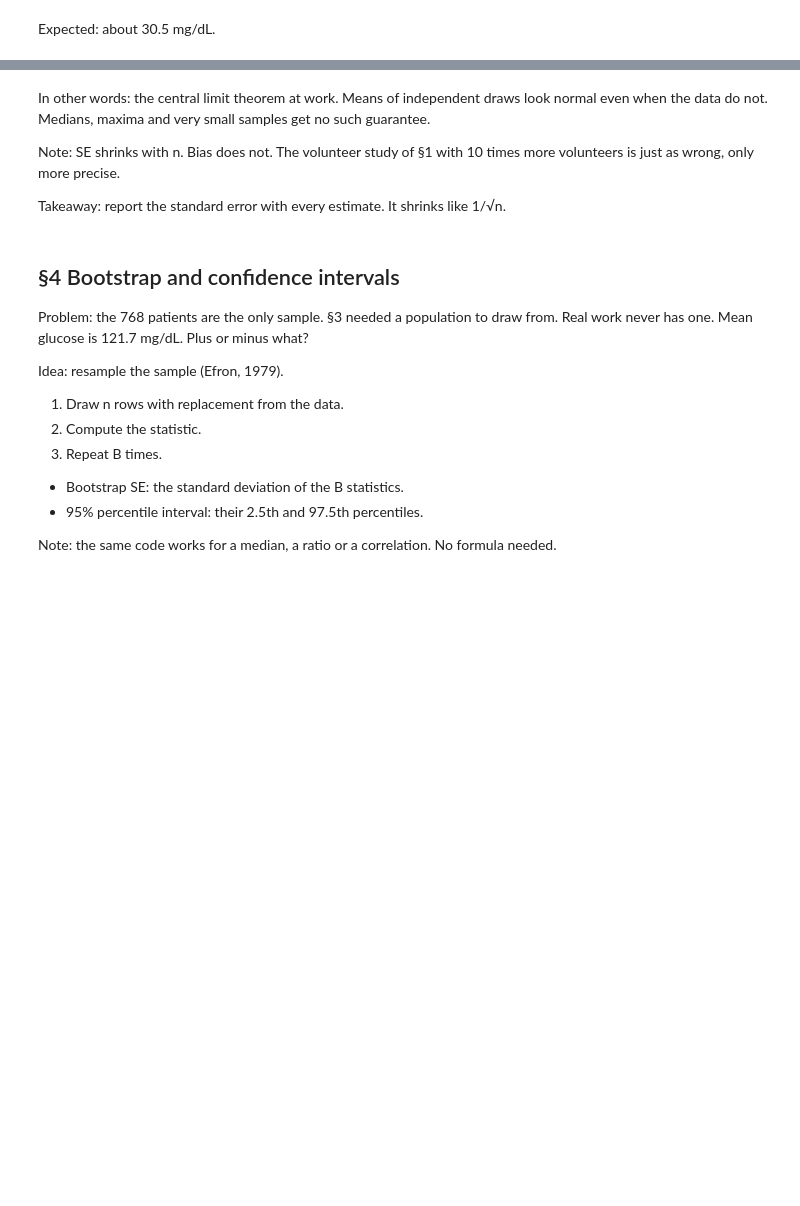
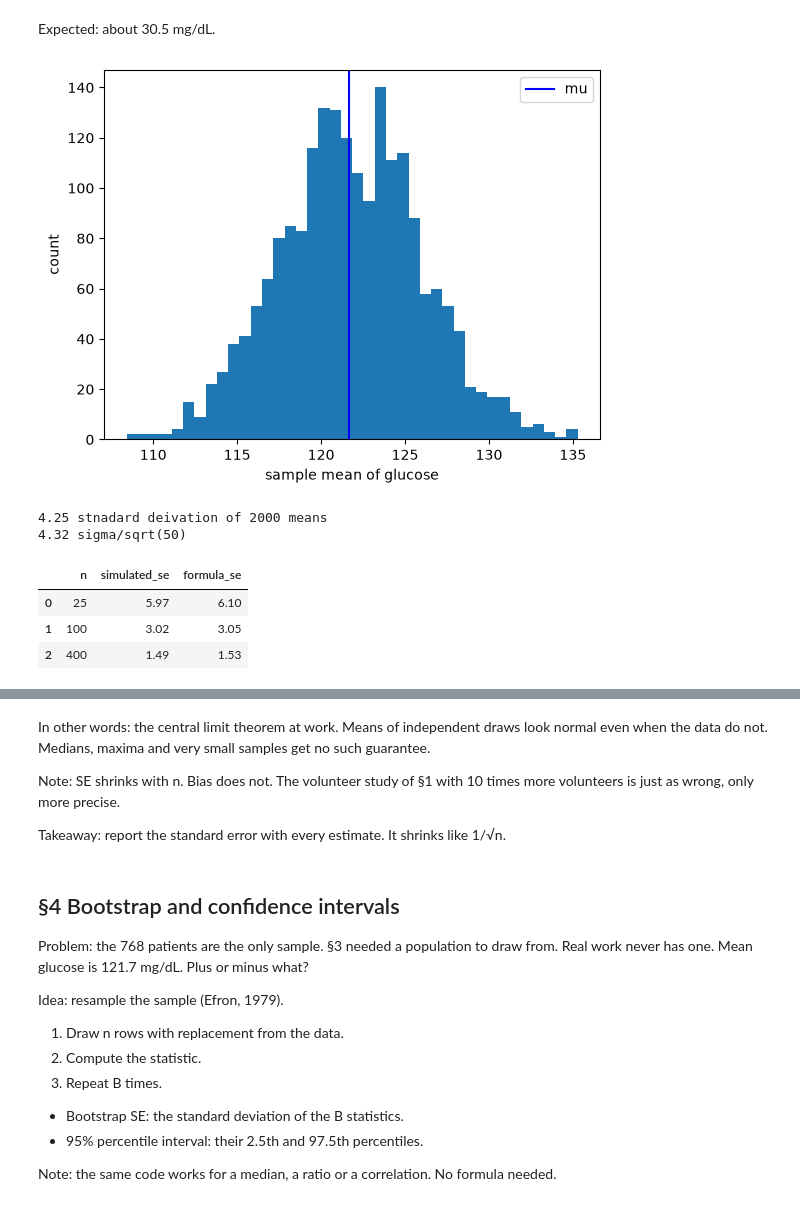
Before and after one commit to Hritvikk23/Quiz6, a Jupyter notebook: week09_sampling_inference.ipynb, the cells around one changed output, grey strips where cells are left out. Saved outputs shown, nothing was run; the diff lists cells and outputs as text; code cells hidden in the pictures; blank space fills up the shorter version.

```diff
--- a/week09_sampling_inference.ipynb
+++ b/week09_sampling_inference.ipynb
@@ -185,14 +277,41 @@ Expected: about 30.5 mg/dL.
 # %%
 # Exercise 3.1
 # Task: draw 2000 samples of n = 50 with sample_means(values, 50). Plot a histogram of the means
 #   with a vertical line at mu. Print the standard deviation of the means and sigma / sqrt(50).
 # Expected output: a bell-shaped histogram centred on mu. Both numbers about 4.3.
 # YOUR CODE HERE
+means = sample_means(values,50)
+plt.hist(means, bins = 40)
+plt.axvline(mu, color = "blue", label = "mu")
+plt.xlabel("sample mean of glucose")
+plt.ylabel("count")
+plt.legend()
+plt.show()
+
+print(round(np.std(means),2), "stnadard deivation of 2000 means")
+print(round(sigma/np.sqrt(50),2),"sigma/sqrt(50)")
+# %% [output]
+[figure, added]
+4.25 stnadard deivation of 2000 means
+4.32 sigma/sqrt(50)
 # %%
 # Exercise 3.2
 # Task: repeat for n = 25, 100, 400. Build a table with columns n, simulated_se, formula_se.
 # Expected output: about 6.1, 3.0, 1.5 in both columns. Four times the data halves the SE.
 # YOUR CODE HERE
+rows = []
+for n in [25,100,400]:
+    rows.append({
+        "n":n,
+        "simulated_se": np.std(sample_means(values,n)),
+        "formula_se": sigma/np.sqrt(n),
+    })
+pd.DataFrame(rows).round(2)
+# %% [output]
+|  | n | simulated_se | formula_se |
+| 0 | 25 | 5.97 | 6.10 |
+| 1 | 100 | 3.02 | 3.05 |
+| 2 | 400 | 1.49 | 1.53 |
 # %%
 # Exercise 3.3
 # Task: Insulin is skewed. Plot two histograms side by side:
```
Also changed, not shown: parts of 9 cells of this notebook, 1 other file.
